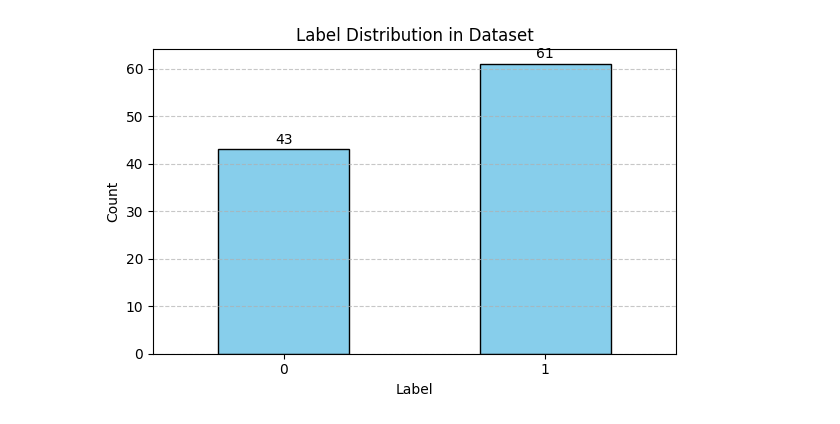
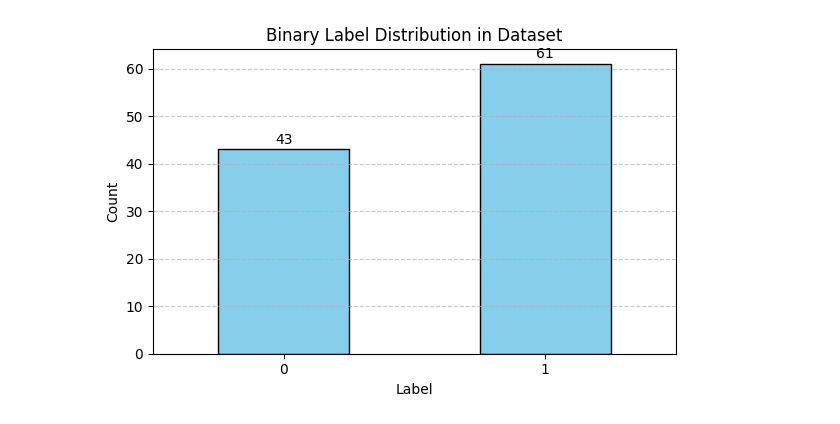
Before and after one commit to sidra-hussain/AI-CT-Covid-Classifier, a Jupyter notebook: data_analysis.ipynb, the cells around one changed output. Saved outputs shown, nothing was run; the diff lists cells and outputs as text; code cells hidden in the pictures.

```diff
--- a/data_analysis.ipynb
+++ b/data_analysis.ipynb
@@ -25,27 +22,29 @@ def percent_to_label_multiclass(p):
 # %%
 #binary data analysis
 
 # Count each label type
-label_counts = df['label'].value_counts().sort_index()
+# Load the dataset
+binary_df = pd.read_csv('dataset/labels_binary.csv')
+label_counts = binary_df['label'].value_counts().sort_index()
 
 # Plot the bar chart
 plt.figure(figsize=(6, 4))
 label_counts.plot(kind='bar', color='skyblue', edgecolor='black')
 
 # Add count labels on top of each bar
 for i, count in enumerate(label_counts):
     plt.text(i, count + 0.5, str(count), ha='center', va='bottom', fontsize=10)
 
 # Add labels and title
 plt.xlabel('Label')
 plt.ylabel('Count')
-plt.title('Label Distribution in Dataset')
+plt.title('Binary Label Distribution in Dataset')
 plt.xticks(rotation=0)
 plt.grid(axis='y', linestyle='--', alpha=0.7)
 
 # Show the plot
 plt.tight_layout()
 plt.show()
 # %% [output]
-[figure, old version]
+[figure, new version]
 # %%
```
Also changed, not shown: parts of 3 cells of this notebook.
